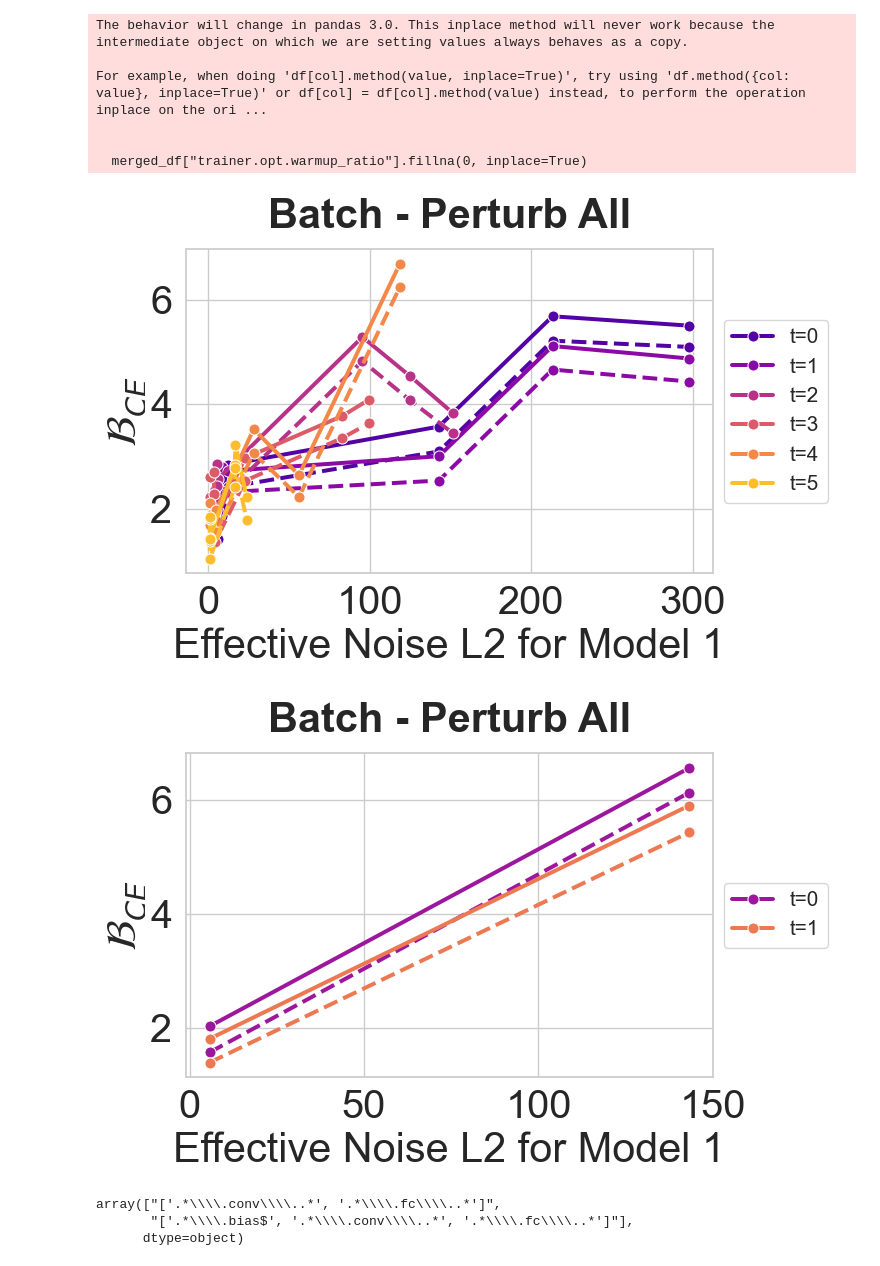
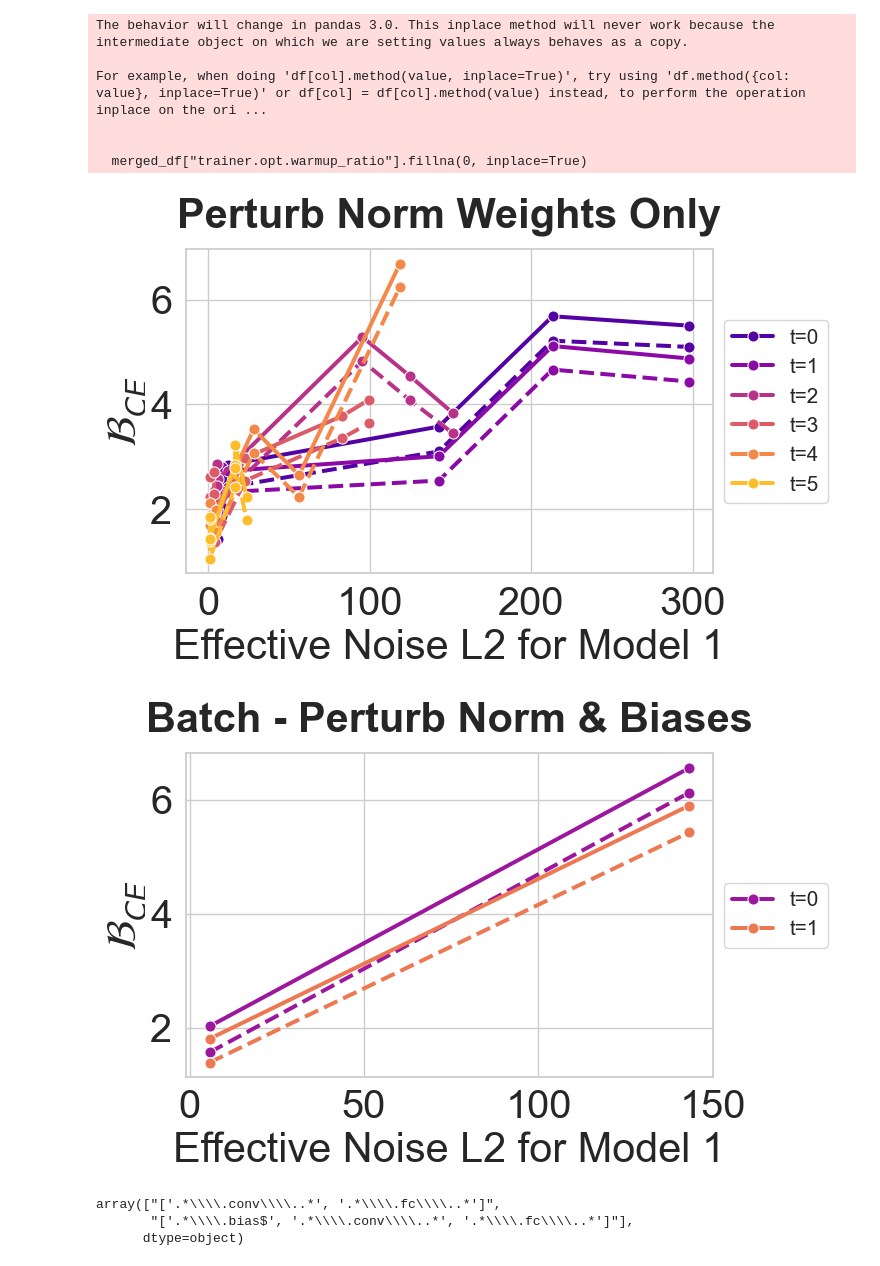
Before and after one commit to gsaltintas/lmc, a Jupyter notebook: notebooks/butterfly-plots.ipynb, the cells around one changed output. Drawn from its saved outputs; the diff is of its cells as text; code cells hidden in the pictures.

Commit message:
Small changes to plotting

```diff
--- a/notebooks/butterfly-plots.ipynb
+++ b/notebooks/butterfly-plots.ipynb
@@ -208,31 +208,34 @@ For example, when doing 'df[col].method(value, inplace=True)', try using 'df.met
 # %%
 from lmc.logging.plot import plot_perturb_barrier
 perturb_method = "batch"
 # perturb_method = "gaussian"
 base_name = "lmc_train_0_1"
 base_name = "lmc_loss_train_0_1"
 zoom = "first"
-# zoom = None
+zoom = None
 # zoom = "last"
 title = f"{perturb_method} - No perturb bias and norm".title()
-title = f"{perturb_method} - Perturb all".title()
 x_metric = "noise_l2_scaled_1"
 labels = ["perturb_step", "dont_perturb_module_patterns"]
 labels = ["perturb_step"]
 legend_template="t={}"
+zoom_first_step = 45
 
 filtered1 = merged_df[merged_df["dont_perturb_module_patterns"] == "['.*\\\\.bias$', '.*\\\\.conv\\\\..*', '.*\\\\.fc\\\\..*']"]
-t = plot_perturb_barrier(filtered1, registry, perturb_method, base_name, zoom=zoom, filter_bad_runs=False,
-                         separate_legend=False, plot_type="line", title=title, x_metric=x_metric, labels=labels, legend_template=legend_template)
+t = plot_perturb_barrier(filtered1, registry, perturb_method, base_name, zoom=zoom, zoom_first_step=zoom_first_step,
+ filter_bad_runs=False,
+                         separate_legend=False, plot_type="line", title="Perturb Norm Weights Only", x_metric=x_metric, labels=labels, legend_template=legend_template)
 
 
 
 filtered2 = merged_df[merged_df["dont_perturb_module_patterns"] == "['.*\\\\.conv\\\\..*', '.*\\\\.fc\\\\..*']"]
-t = plot_perturb_barrier(filtered2, registry, perturb_method, base_name, zoom=zoom, filter_bad_runs=False,
+title = f"{perturb_method} - Perturb norm & biases".title()
+t = plot_perturb_barrier(filtered2, registry, perturb_method, base_name, zoom=zoom, zoom_first_step=zoom_first_step,
+ filter_bad_runs=False,
                          separate_legend=False, plot_type="line", title=title, x_metric=x_metric, labels=labels, legend_template=legend_template)
 # %% [output]
-[figure, old version]
+[figure, new version]
-[figure, old version]
+[figure, new version]
 # %%
 merged_df["dont_perturb_module_patterns"].unique()
 # %% [output]
```
Also changed, not shown: parts of 4 cells of this notebook.
